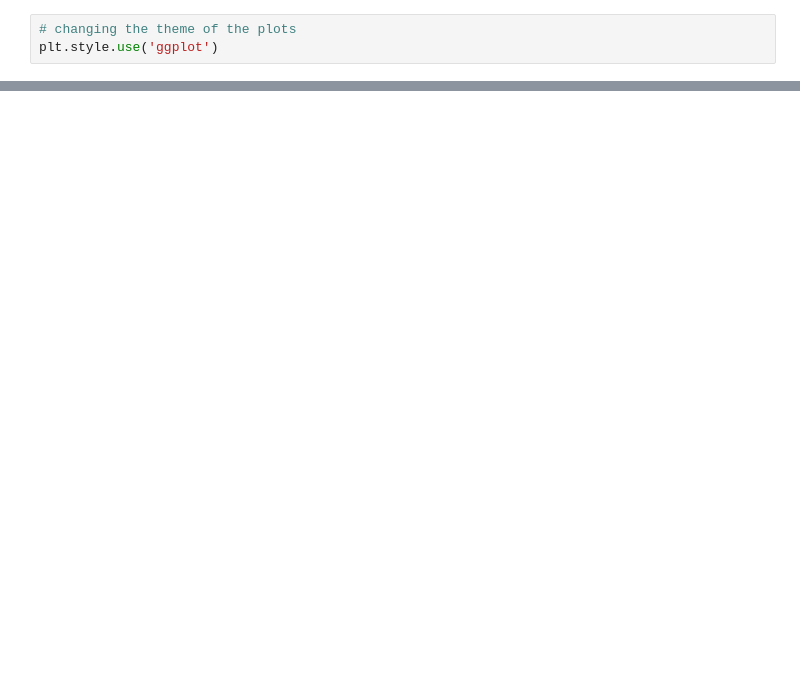
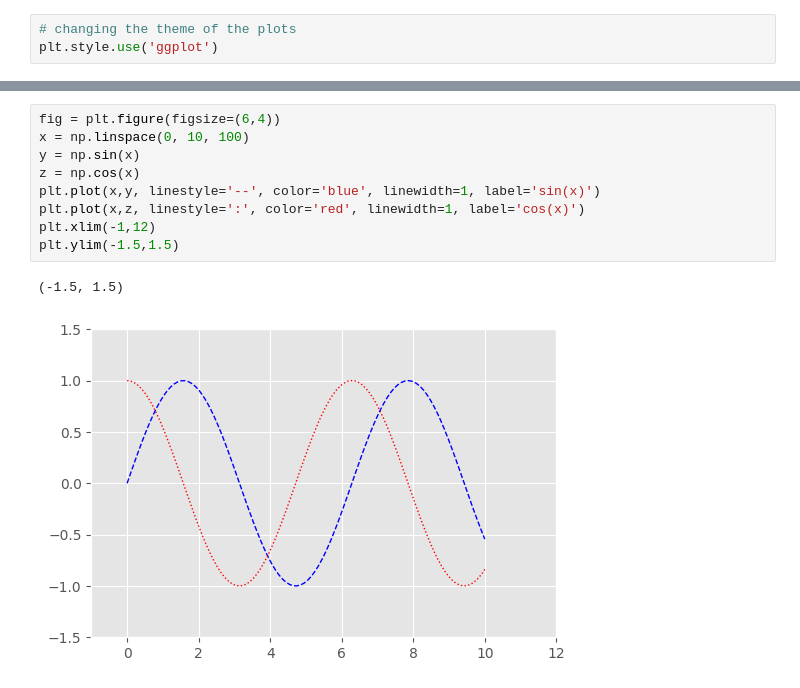
Before and after one commit to digipodium/2023-MAY-PYDSDA-MTWF-330, a Jupyter notebook: visualization.ipynb, the cells around one changed output, grey strips where cells are left out. Drawn from its saved outputs; the diff is of its cells as text; blank space fills up the shorter version.

```diff
--- a/visualization.ipynb
+++ b/visualization.ipynb
@@ -19,0 +106,12 @@ plt.plot(x, y)
+# %%
+fig = plt.figure(figsize=(6,4))
+x = np.linspace(0, 10, 100)
+y = np.sin(x)
+z = np.cos(x)
+plt.plot(x,y, linestyle='--', color='blue', linewidth=1, label='sin(x)')
+plt.plot(x,z, linestyle=':', color='red', linewidth=1, label='cos(x)')
+plt.xlim(-1,12)
+plt.ylim(-1.5,1.5)
+# %% [output]
+(-1.5, 1.5)
+[figure, added]
```
Also changed, not shown: parts of 11 cells of this notebook.
